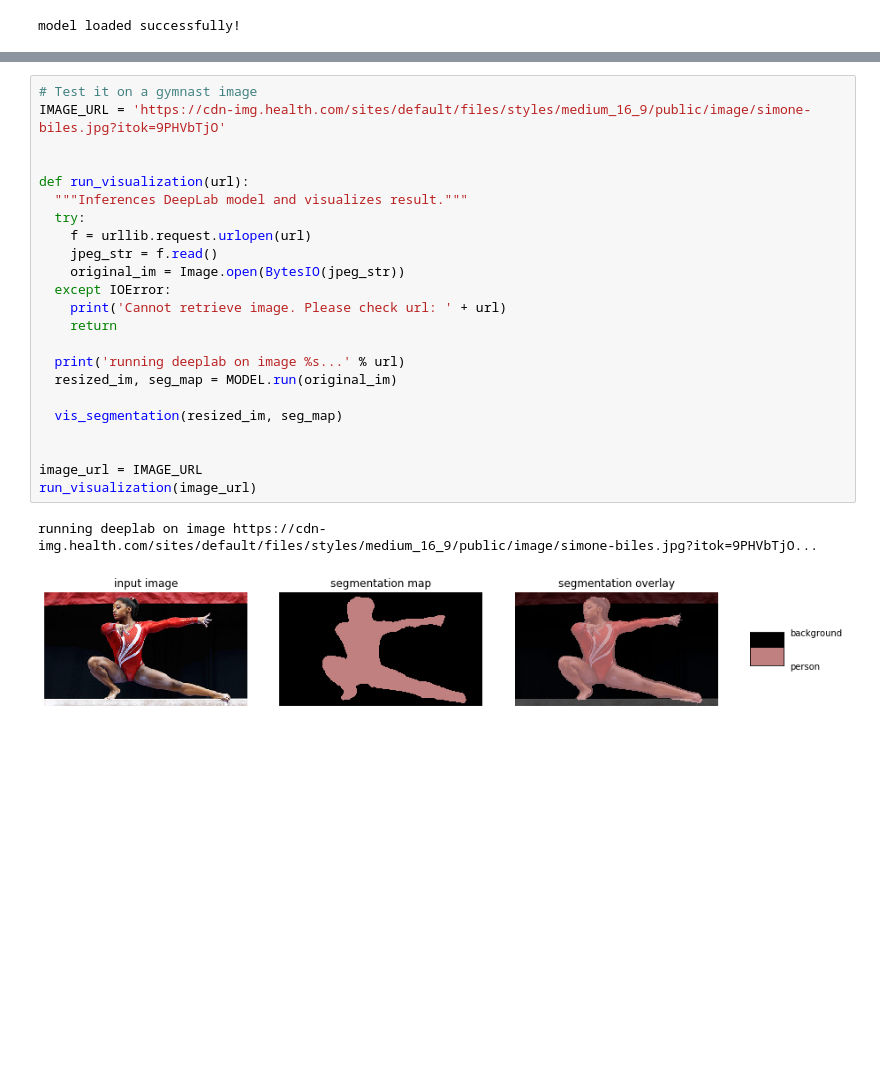
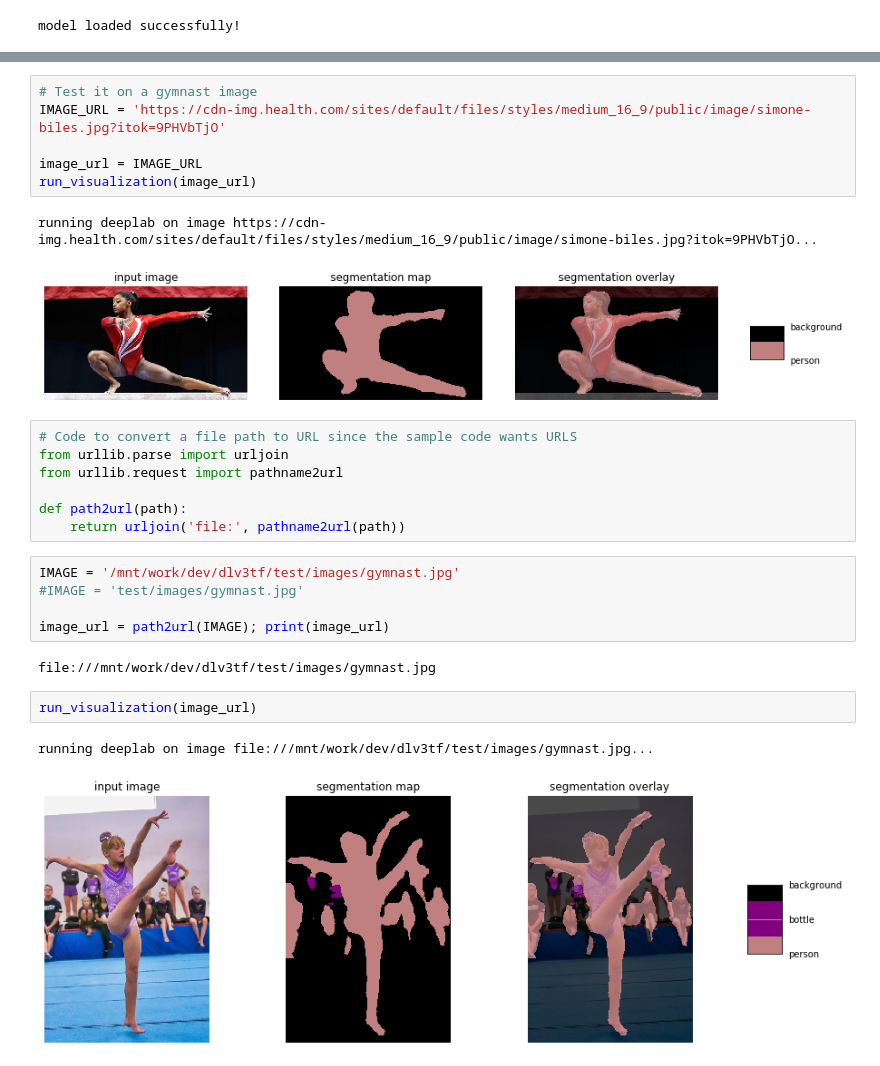
Before and after one commit to gaseosaluz/dlv3tf, a Jupyter notebook: dlv3tf_demo.ipynb, the cells around one changed output, grey strips where cells are left out. Drawn from its saved outputs; the diff is of its cells as text; blank space fills up the shorter version.

```diff
--- a/dlv3tf_demo.ipynb
+++ b/dlv3tf_demo.ipynb
@@ -292,25 +278,27 @@ running deeplab on image https://cdn.vox-cdn.com/thumbor/Nm3k-L83RK_PbiU-UNkMhmj
 # Test it on a gymnast image
 IMAGE_URL = 'https://cdn-img.health.com/sites/default/files/styles/medium_16_9/public/image/simone-biles.jpg?itok=9PHVbTjO'
 
-
-def run_visualization(url):
-  """Inferences DeepLab model and visualizes result."""
-  try:
-    f = urllib.request.urlopen(url)
-    jpeg_str = f.read()
-    original_im = Image.open(BytesIO(jpeg_str))
-  except IOError:
-    print('Cannot retrieve image. Please check url: ' + url)
-    return
-
-  print('running deeplab on image %s...' % url)
-  resized_im, seg_map = MODEL.run(original_im)
-
-  vis_segmentation(resized_im, seg_map)
-
-
 image_url = IMAGE_URL
 run_visualization(image_url)
 # %% [output]
 running deeplab on image https://cdn-img.health.com/sites/default/files/styles/medium_16_9/public/image/simone-biles.jpg?itok=9PHVbTjO...
 [figure]
+# %%
+# Code to convert a file path to URL since the sample code wants URLS
+from urllib.parse import urljoin
+from urllib.request import pathname2url
+
+def path2url(path):
+    return urljoin('file:', pathname2url(path))
+# %%
+IMAGE = '/mnt/work/dev/dlv3tf/test/images/gymnast.jpg'
+#IMAGE = 'test/images/gymnast.jpg'
+
+image_url = path2url(IMAGE); print(image_url)
+# %% [output]
+file:///mnt/work/dev/dlv3tf/test/images/gymnast.jpg
+# %%
+run_visualization(image_url)
+# %% [output]
+running deeplab on image file:///mnt/work/dev/dlv3tf/test/images/gymnast.jpg...
+[figure, added]
```
Also changed, not shown: parts of 9 cells of this notebook, 1 other file.
